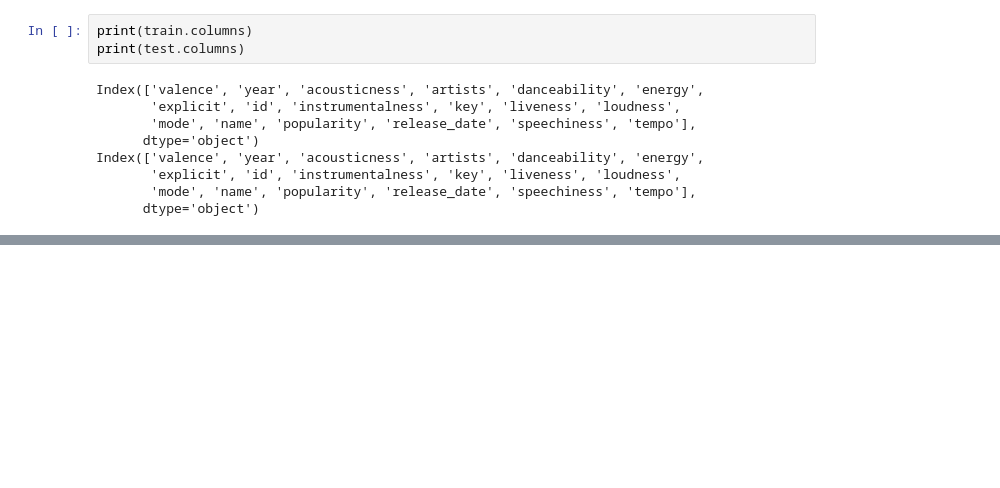
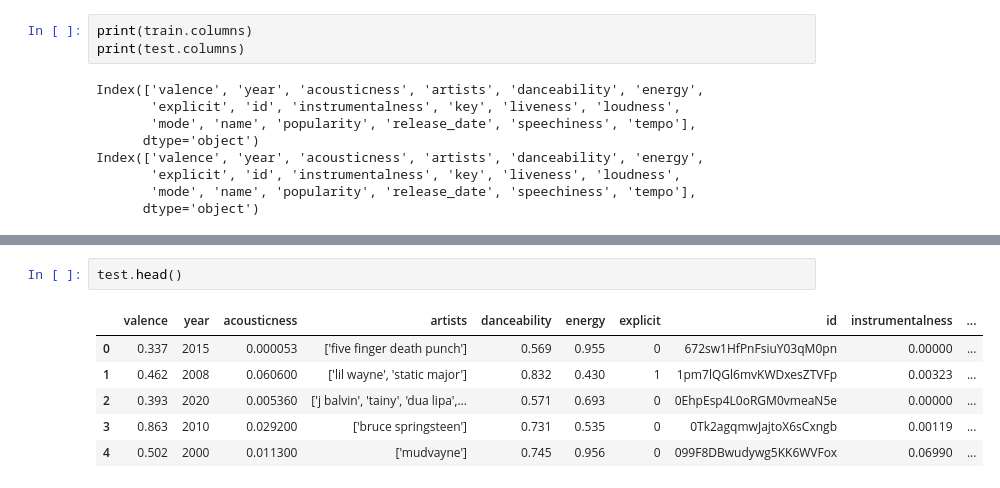
Before and after one commit to quangLinh9038/pds-group-project, a Jupyter notebook: assignment3.ipynb, the cells around one changed output, grey strips where cells are left out. Saved outputs shown, nothing was run; the diff lists cells and outputs as text; blank space fills up the shorter version.

```diff
--- a/assignment3.ipynb
+++ b/assignment3.ipynb
@@ -271,0 +336,9 @@ Index(['valence', 'year', 'acousticness', 'artists', 'danceability', 'energy',
+# %%
+test.head()
+# %% [output]
+|  | valence | year | acousticness | artists | danceability | energy | explicit | id | instrumentalness | ... |
+| 0 | 0.337 | 2015 | 0.000053 | ['five finger death punch'] | 0.569 | 0.955 | 0 | 672sw1HfPnFsiuY03qM0pn | 0.00000 | ... |
+| 1 | 0.462 | 2008 | 0.060600 | ['lil wayne', 'static major'] | 0.832 | 0.430 | 1 | 1pm7lQGl6mvKWDxesZTVFp | 0.00323 | ... |
+| 2 | 0.393 | 2020 | 0.005360 | ['j balvin', 'tainy', 'dua lipa',... | 0.571 | 0.693 | 0 | 0EhpEsp4L0oRGM0vmeaN5e | 0.00000 | ... |
+| 3 | 0.863 | 2010 | 0.029200 | ['bruce springsteen'] | 0.731 | 0.535 | 0 | 0Tk2agqmwJajtoX6sCxngb | 0.00119 | ... |
+| 4 | 0.502 | 2000 | 0.011300 | ['mudvayne'] | 0.745 | 0.956 | 0 | 099F8DBwudywg5KK6WVFox | 0.06990 | ... |
```
Also changed, not shown: parts of 7 cells of this notebook.
